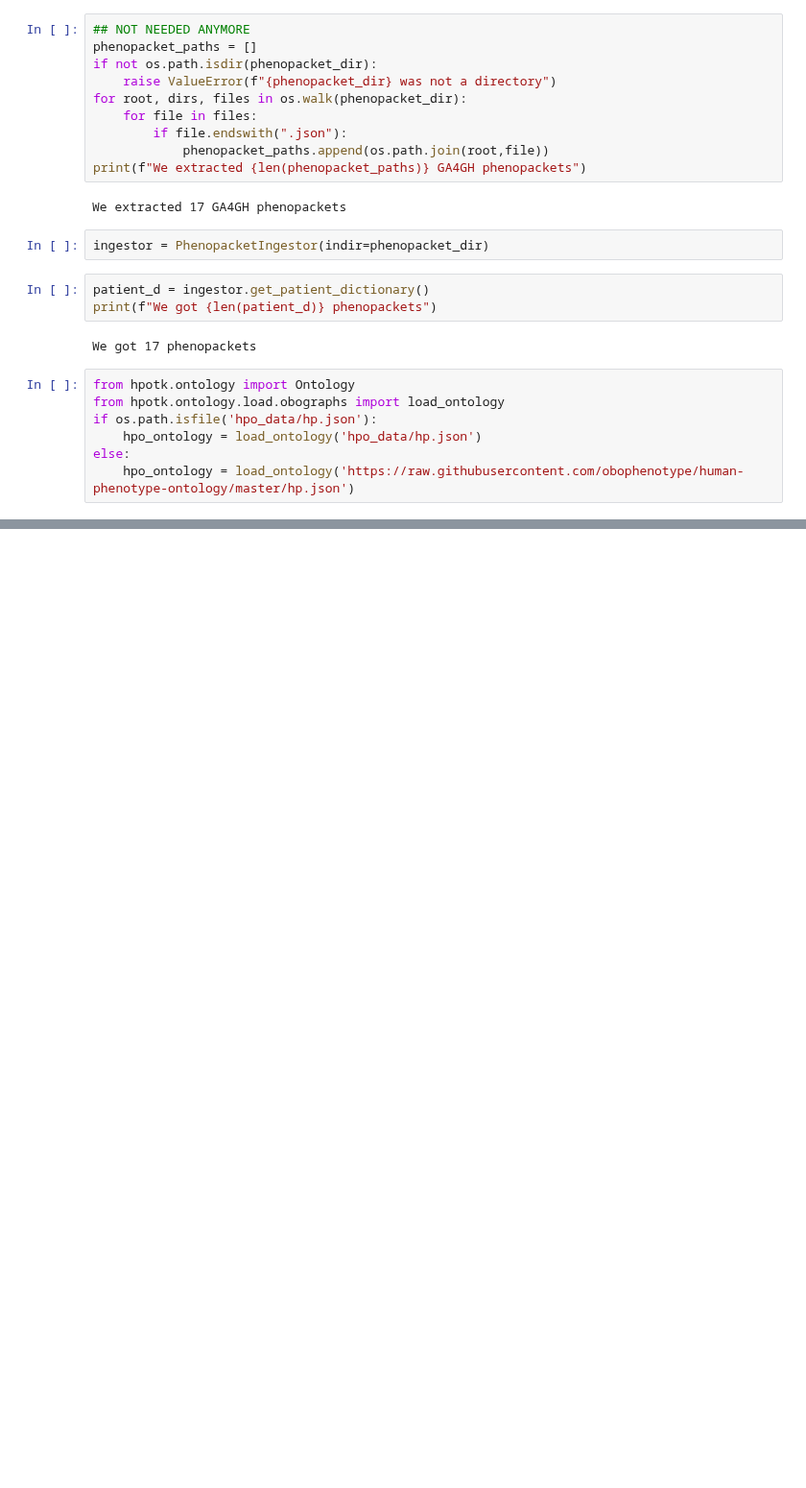
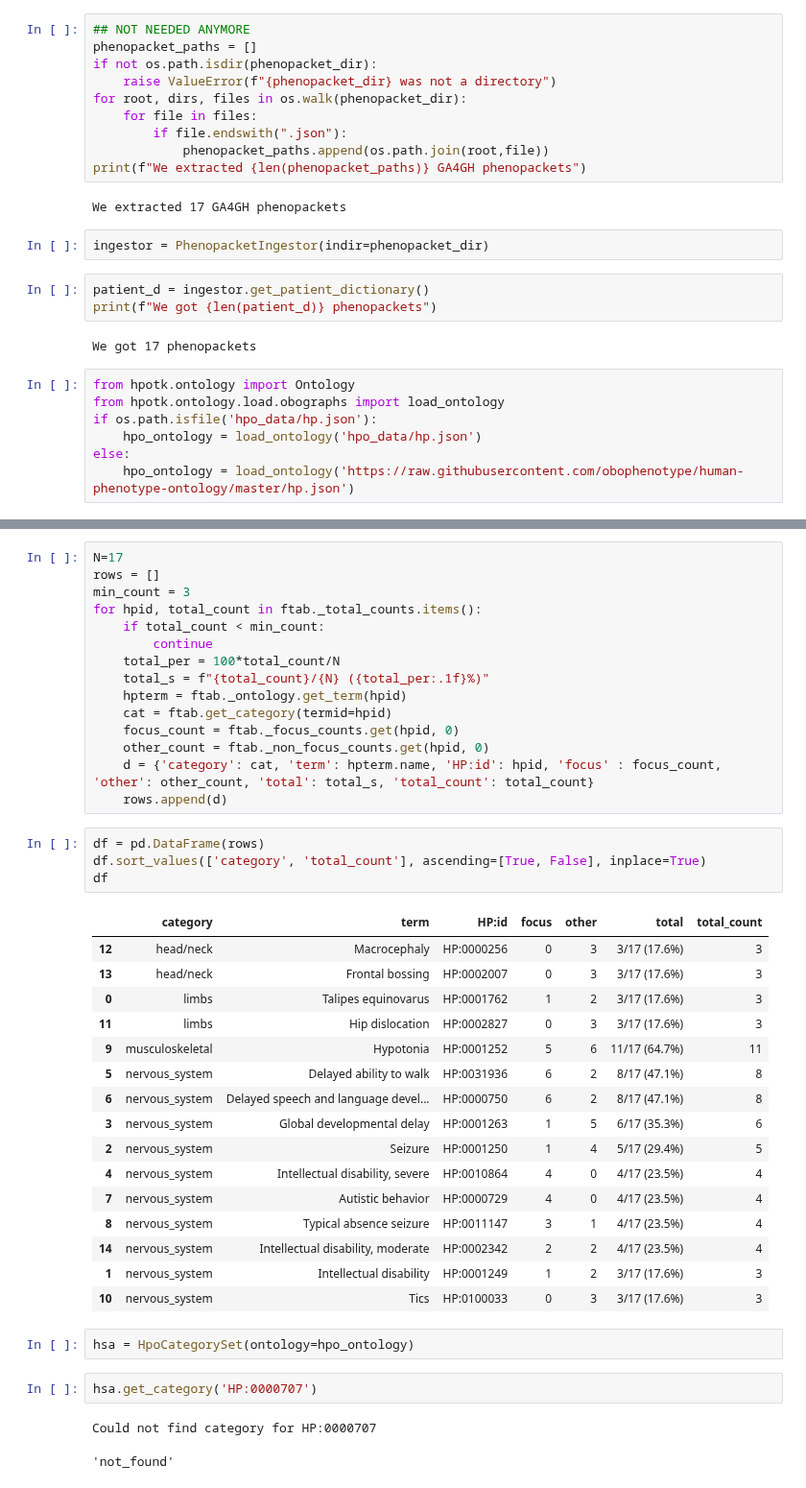
Before and after one commit to monarch-initiative/pyphetools, a Jupyter notebook: notebooks/table_converter.ipynb, the cells around one changed output, grey strips where cells are left out. Shown at 96% size. Drawn from its saved outputs; the diff is of its cells as text; blank space fills up the shorter version.

Commit message:
category

```diff
--- a/notebooks/table_converter.ipynb
+++ b/notebooks/table_converter.ipynb
@@ -75,0 +146,43 @@ df
+# %%
+N=17
+rows = []
+min_count = 3
+for hpid, total_count in ftab._total_counts.items():
+    if total_count < min_count:
+        continue
+    total_per = 100*total_count/N
+    total_s = f"{total_count}/{N} ({total_per:.1f}%)"
+    hpterm = ftab._ontology.get_term(hpid)
+    cat = ftab.get_category(termid=hpid)
+    focus_count = ftab._focus_counts.get(hpid, 0)
+    other_count = ftab._non_focus_counts.get(hpid, 0)
+    d = {'category': cat, 'term': hpterm.name, 'HP:id': hpid, 'focus' : focus_count, 'other': other_count, 'total': total_s, 'total_count': total_count}
+    rows.append(d)
+# %%
+df = pd.DataFrame(rows)
+df.sort_values(['category', 'total_count'], ascending=[True, False], inplace=True)
+df
+# %% [output]
+|  | category | term | HP:id | focus | other | total | total_count |
+| 12 | head/neck | Macrocephaly | HP:0000256 | 0 | 3 | 3/17 (17.6%) | 3 |
+| 13 | head/neck | Frontal bossing | HP:0002007 | 0 | 3 | 3/17 (17.6%) | 3 |
+| 0 | limbs | Talipes equinovarus | HP:0001762 | 1 | 2 | 3/17 (17.6%) | 3 |
+| 11 | limbs | Hip dislocation | HP:0002827 | 0 | 3 | 3/17 (17.6%) | 3 |
+| 9 | musculoskeletal | Hypotonia | HP:0001252 | 5 | 6 | 11/17 (64.7%) | 11 |
+| 5 | nervous_system | Delayed ability to walk | HP:0031936 | 6 | 2 | 8/17 (47.1%) | 8 |
+| 6 | nervous_system | Delayed speech and language devel... | HP:0000750 | 6 | 2 | 8/17 (47.1%) | 8 |
+| 3 | nervous_system | Global developmental delay | HP:0001263 | 1 | 5 | 6/17 (35.3%) | 6 |
+| 2 | nervous_system | Seizure | HP:0001250 | 1 | 4 | 5/17 (29.4%) | 5 |
+| 4 | nervous_system | Intellectual disability, severe | HP:0010864 | 4 | 0 | 4/17 (23.5%) | 4 |
+| 7 | nervous_system | Autistic behavior | HP:0000729 | 4 | 0 | 4/17 (23.5%) | 4 |
+| 8 | nervous_system | Typical absence seizure | HP:0011147 | 3 | 1 | 4/17 (23.5%) | 4 |
+| 14 | nervous_system | Intellectual disability, moderate | HP:0002342 | 2 | 2 | 4/17 (23.5%) | 4 |
+| 1 | nervous_system | Intellectual disability | HP:0001249 | 1 | 2 | 3/17 (17.6%) | 3 |
+| 10 | nervous_system | Tics | HP:0100033 | 0 | 3 | 3/17 (17.6%) | 3 |
+# %%
+hsa = HpoCategorySet(ontology=hpo_ontology)
+# %%
+hsa.get_category('HP:0000707')
+# %% [output]
+Could not find category for HP:0000707
+'not_found'
```
Also changed, not shown: parts of 11 cells of this notebook, 4 other files.
